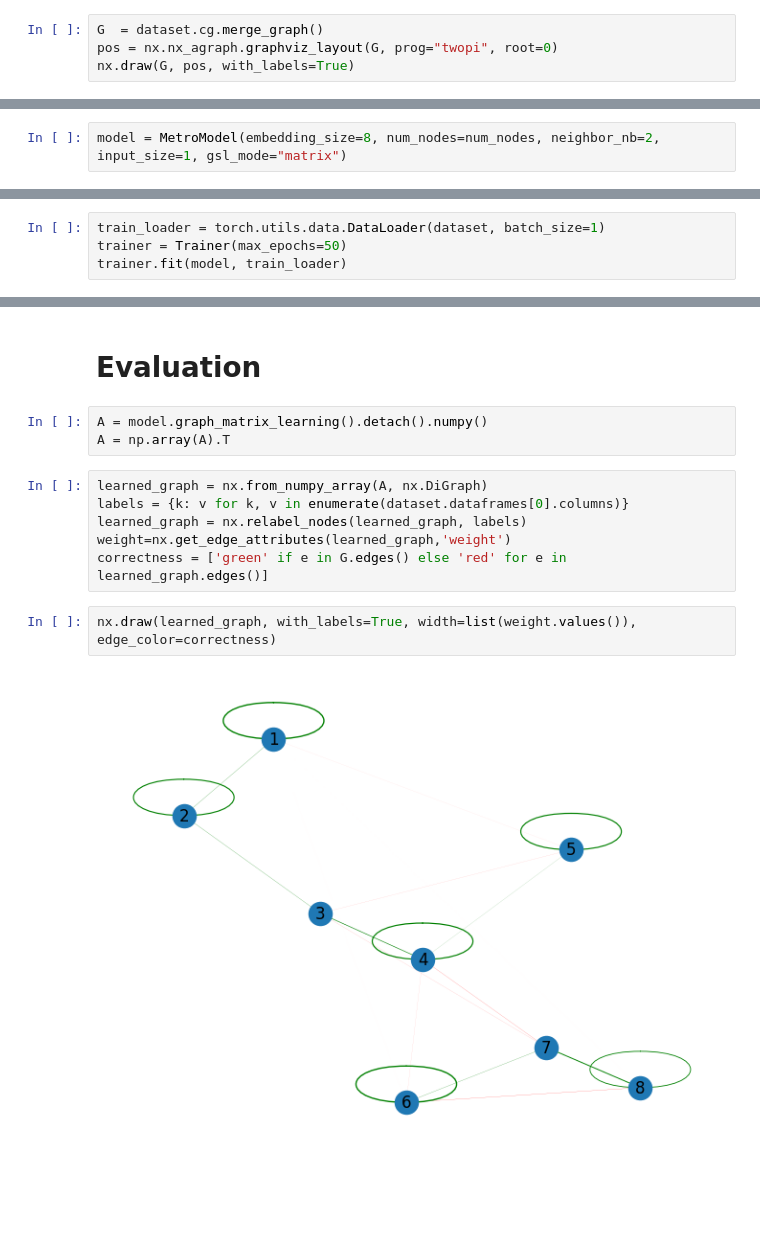
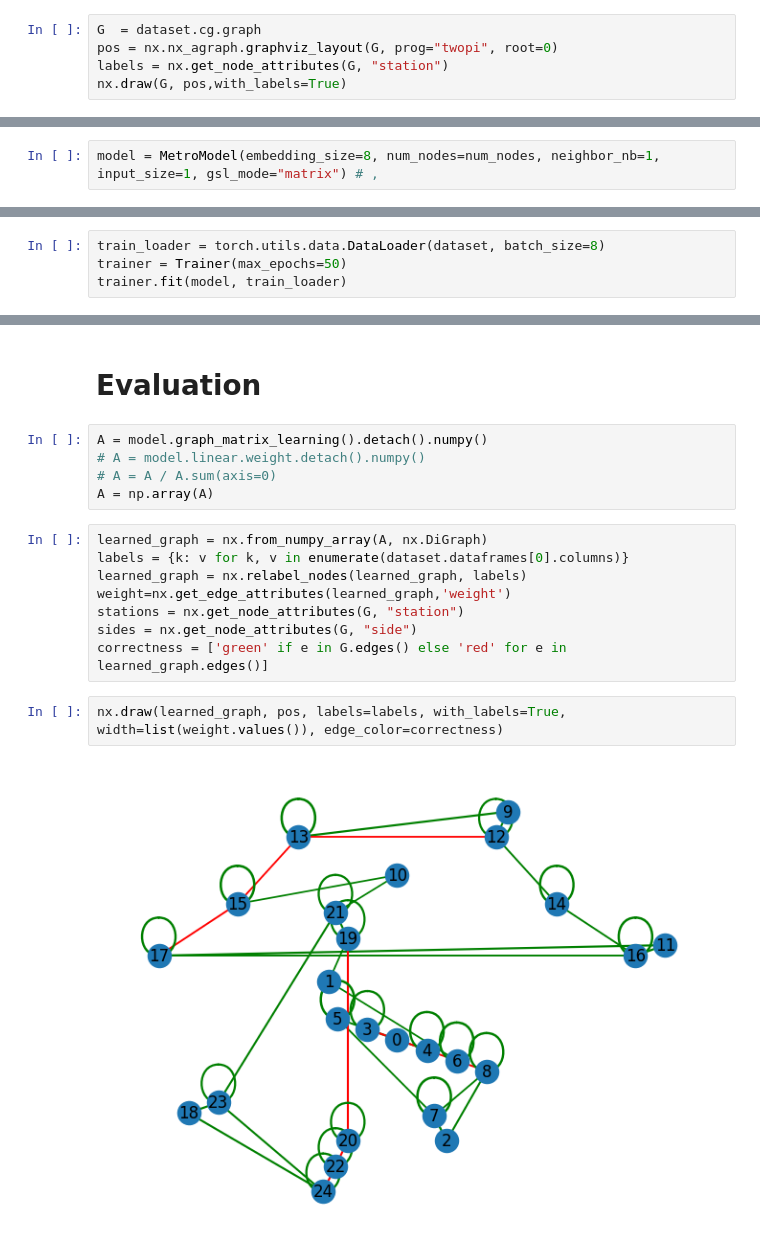
Before and after one commit to SimonPop/country_trends, a Jupyter notebook: src/path/synthetic_metro/eval.ipynb, the cells around one changed output, grey strips where cells are left out. Saved outputs shown, nothing was run; the diff lists cells and outputs as text; blank space fills up the shorter version.

Commit message:
Fixed model learning

```diff
--- a/src/path/synthetic_metro/eval.ipynb
+++ b/src/path/synthetic_metro/eval.ipynb
@@ -23,5 +24,6 @@ num_nodes = dataset.cg.num_stations()
 # %%
-G  = dataset.cg.merge_graph()
+G  = dataset.cg.graph
 pos = nx.nx_agraph.graphviz_layout(G, prog="twopi", root=0)
-nx.draw(G, pos, with_labels=True)
+labels = nx.get_node_attributes(G, "station")
+nx.draw(G, pos,with_labels=True)
 # %% [output]
@@ -32,9 +35,9 @@ nx.draw(G, pos, with_labels=True)
 # %%
-model = MetroModel(embedding_size=8, num_nodes=num_nodes, neighbor_nb=2, input_size=1, gsl_mode="matrix")
+model = MetroModel(embedding_size=8, num_nodes=num_nodes, neighbor_nb=1, input_size=1, gsl_mode="matrix") # ,
 # %% [markdown]
 # Training
 # %%
-train_loader = torch.utils.data.DataLoader(dataset, batch_size=1)
+train_loader = torch.utils.data.DataLoader(dataset, batch_size=8)
 trainer = Trainer(max_epochs=50)
 trainer.fit(model, train_loader)
 # %% [output]
@@ -61,14 +65,18 @@ HPU available: False, using: 0 HPUs
 # Evaluation
 # %%
 A = model.graph_matrix_learning().detach().numpy()
-A = np.array(A).T
+# A = model.linear.weight.detach().numpy()
+# A = A / A.sum(axis=0)
+A = np.array(A)
 # %%
 learned_graph = nx.from_numpy_array(A, nx.DiGraph)
 labels = {k: v for k, v in enumerate(dataset.dataframes[0].columns)}
 learned_graph = nx.relabel_nodes(learned_graph, labels)
 weight=nx.get_edge_attributes(learned_graph,'weight')
+stations = nx.get_node_attributes(G, "station")
+sides = nx.get_node_attributes(G, "side")
 correctness = ['green' if e in G.edges() else 'red' for e in learned_graph.edges()]
 # %%
-nx.draw(learned_graph, with_labels=True, width=list(weight.values()), edge_color=correctness)
+nx.draw(learned_graph, pos, labels=labels, with_labels=True, width=list(weight.values()), edge_color=correctness)
 # %% [output]
-[figure, old version]
+[figure, new version]
```
Also changed, not shown: parts of 7 cells of this notebook, 6 other files.
